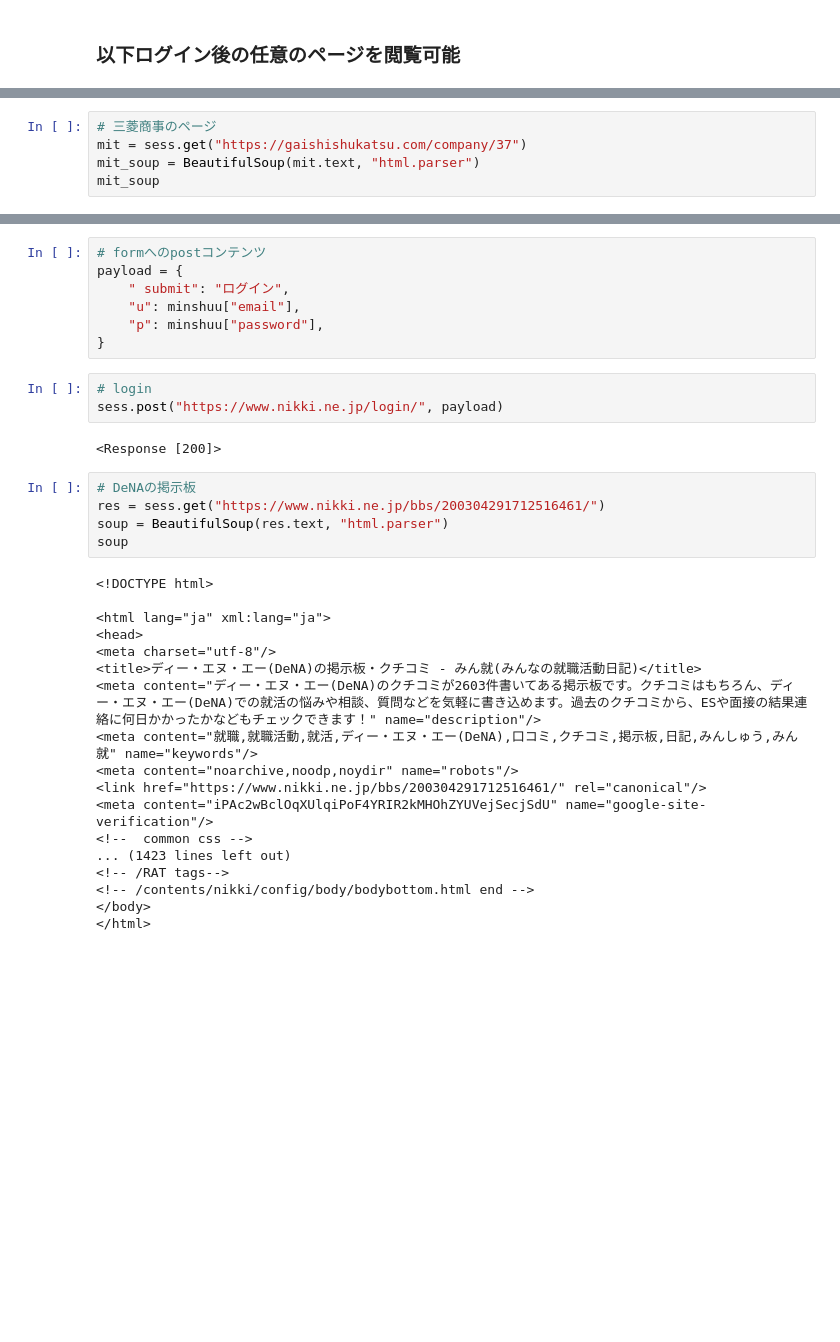
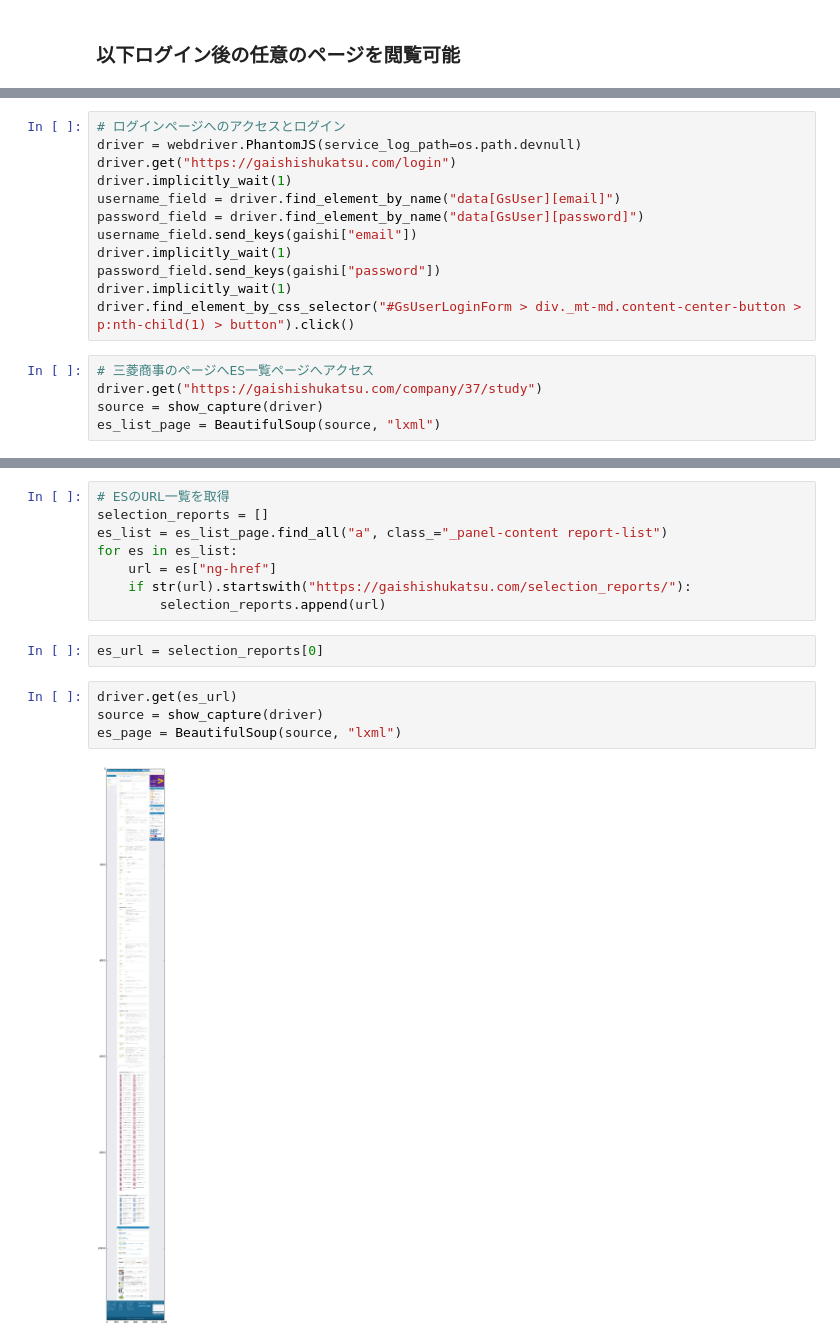
Before and after one commit to Hirominnn/2017_web_biz_3, a Jupyter notebook: crawl_test.ipynb, the cells around one changed output, grey strips where cells are left out. Saved outputs shown, nothing was run; the diff lists cells and outputs as text; blank space fills up the shorter version.

```diff
--- a/crawl_test.ipynb
+++ b/crawl_test.ipynb
@@ -51,5 +66,17 @@ j=d.createElement(s),dl=l!='dataLayer'?'&l='+l:'';j.async=true;j.src=
+# %%
+# ログインページへのアクセスとログイン
+driver = webdriver.PhantomJS(service_log_path=os.path.devnull)
+driver.get("https://gaishishukatsu.com/login")
+driver.implicitly_wait(1)
+username_field = driver.find_element_by_name("data[GsUser][email]")
+password_field = driver.find_element_by_name("data[GsUser][password]")
+username_field.send_keys(gaishi["email"])
+driver.implicitly_wait(1)
+password_field.send_keys(gaishi["password"])
+driver.implicitly_wait(1)
+driver.find_element_by_css_selector("#GsUserLoginForm > div._mt-md.content-center-button > p:nth-child(1) > button").click()
 # %%
-# 三菱商事のページ
-mit = sess.get("https://gaishishukatsu.com/company/37")
-mit_soup = BeautifulSoup(mit.text, "html.parser")
-mit_soup
+# 三菱商事のページへES一覧ページへアクセス
+driver.get("https://gaishishukatsu.com/company/37/study")
+source = show_capture(driver)
+es_list_page = BeautifulSoup(source, "lxml")
@@ -79,35 +83,16 @@ sess = requests.Session()
-# %%
-# formへのpostコンテンツ
-payload = {
-    " submit": "ログイン",
-    "u": minshuu["email"],
-    "p": minshuu["password"],
-}
-# %%
-# login
-sess.post("https://www.nikki.ne.jp/login/", payload)
-# %% [output]
-<Response [200]>
-# %%
-# DeNAの掲示板
-res = sess.get("https://www.nikki.ne.jp/bbs/200304291712516461/")
-soup = BeautifulSoup(res.text, "html.parser")
-soup
-# %% [output]
-<!DOCTYPE html>
-
-<html lang="ja" xml:lang="ja">
-<head>
-<meta charset="utf-8"/>
-<title>ディー・エヌ・エー(DeNA)の掲示板・クチコミ - みん就(みんなの就職活動日記)</title>
-<meta content="ディー・エヌ・エー(DeNA)のクチコミが2603件書いてある掲示板です。クチコミはもちろん、ディー・エヌ・エー(DeNA)での就活の悩みや相談、質問などを気軽に書き込めます。過去のクチコミから、ESや面接の結果連絡に何日かかったかなどもチェックできます！" name="description"/>
-<meta content="就職,就職活動,就活,ディー・エヌ・エー(DeNA),口コミ,クチコミ,掲示板,日記,みんしゅう,みん就" name="keywords"/>
-<meta content="noarchive,noodp,noydir" name="robots"/>
-<link href="https://www.nikki.ne.jp/bbs/200304291712516461/" rel="canonical"/>
-<meta content="iPAc2wBclOqXUlqiPoF4YRIR2kMHOhZYUVejSecjSdU" name="google-site-verification"/>
-<!--  common css -->
-... (1423 lines left out)
-<!-- /RAT tags-->
-<!-- /contents/nikki/config/body/bodybottom.html end -->
-</body>
-</html>
+# %%
+# ESのURL一覧を取得
+selection_reports = []
+es_list = es_list_page.find_all("a", class_="_panel-content report-list")
+for es in es_list:
+    url = es["ng-href"]
+    if str(url).startswith("https://gaishishukatsu.com/selection_reports/"):
+        selection_reports.append(url)
+# %%
+es_url = selection_reports[0]
+# %%
+driver.get(es_url)
+source = show_capture(driver)
+es_page = BeautifulSoup(source, "lxml")
+# %% [output]
+[figure, added]
```
Also changed, not shown: parts of 10 cells of this notebook.
